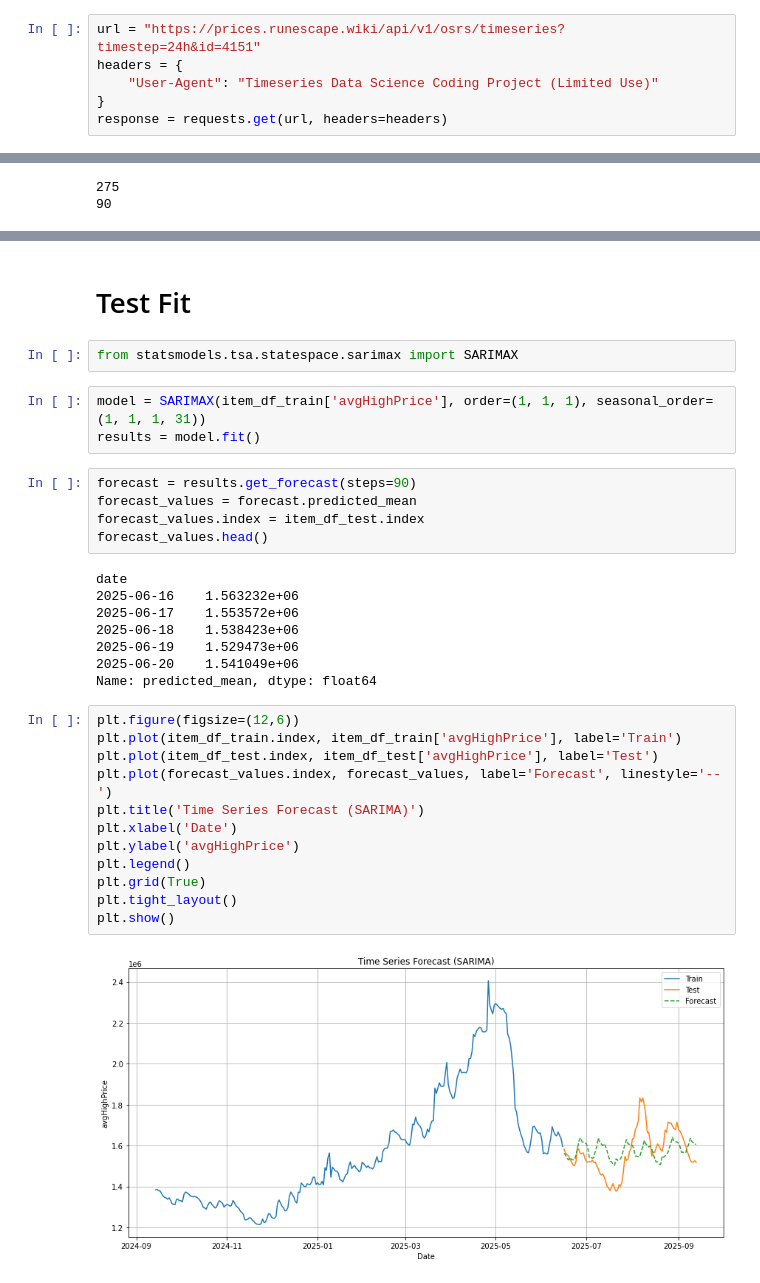
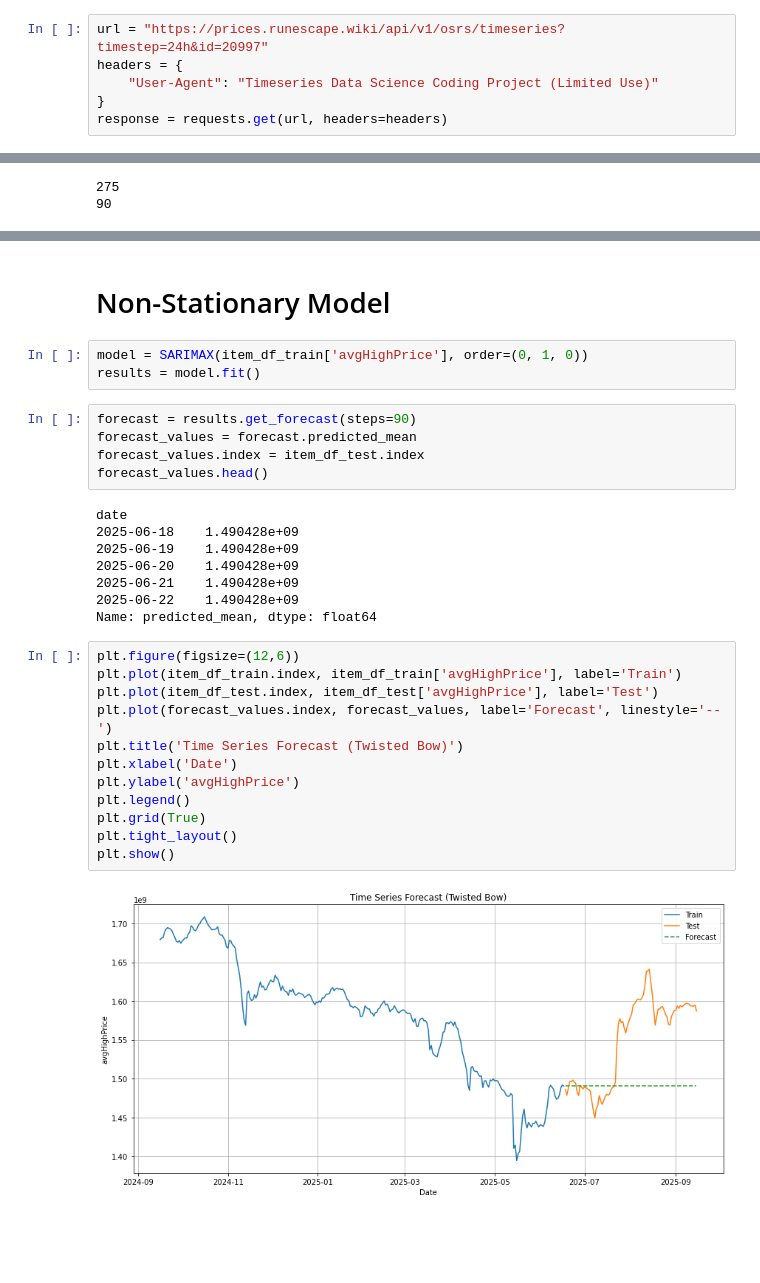
Before and after one commit to SucrazyGit/timeseries_demo, a Jupyter notebook: item_one_demo.ipynb, the cells around one changed output, grey strips where cells are left out. Cells and saved outputs as stored; diff of their text form; blank space fills up the shorter version.

```diff
--- a/item_one_demo.ipynb
+++ b/item_one_demo.ipynb
@@ -7,5 +6,5 @@ from pmdarima import auto_arima
 # %%
-url = "https://prices.runescape.wiki/api/v1/osrs/timeseries?timestep=24h&id=4151"
+url = "https://prices.runescape.wiki/api/v1/osrs/timeseries?timestep=24h&id=20997"
 headers = {
     "User-Agent": "Timeseries Data Science Coding Project (Limited Use)"
 }
@@ -251,9 +64,7 @@ plt.show()
-# %% [markdown]
-# Test Fit
-# %%
-from statsmodels.tsa.statespace.sarimax import SARIMAX
+# %% [markdown]
+# Non-Stationary Model
 # %%
-model = SARIMAX(item_df_train['avgHighPrice'], order=(1, 1, 1), seasonal_order=(1, 1, 1, 31))
+model = SARIMAX(item_df_train['avgHighPrice'], order=(0, 1, 0))
 results = model.fit()
 # %%
 forecast = results.get_forecast(steps=90)
@@ -262,23 +73,23 @@ forecast_values.index = item_df_test.index
 forecast_values.head()
 # %% [output]
 date
-2025-06-16    1.563232e+06
-2025-06-17    1.553572e+06
-2025-06-18    1.538423e+06
-2025-06-19    1.529473e+06
-2025-06-20    1.541049e+06
+2025-06-18    1.490428e+09
+2025-06-19    1.490428e+09
+2025-06-20    1.490428e+09
+2025-06-21    1.490428e+09
+2025-06-22    1.490428e+09
 Name: predicted_mean, dtype: float64
 # %%
 plt.figure(figsize=(12,6))
 plt.plot(item_df_train.index, item_df_train['avgHighPrice'], label='Train')
 plt.plot(item_df_test.index, item_df_test['avgHighPrice'], label='Test')
 plt.plot(forecast_values.index, forecast_values, label='Forecast', linestyle='--')
-plt.title('Time Series Forecast (SARIMA)')
+plt.title('Time Series Forecast (Twisted Bow)')
 plt.xlabel('Date')
 plt.ylabel('avgHighPrice')
 plt.legend()
 plt.grid(True)
 plt.tight_layout()
 plt.show()
 # %% [output]
-[figure, old version]
+[figure, new version]
```
Also changed, not shown: parts of 29 cells of this notebook, 2 other files.
